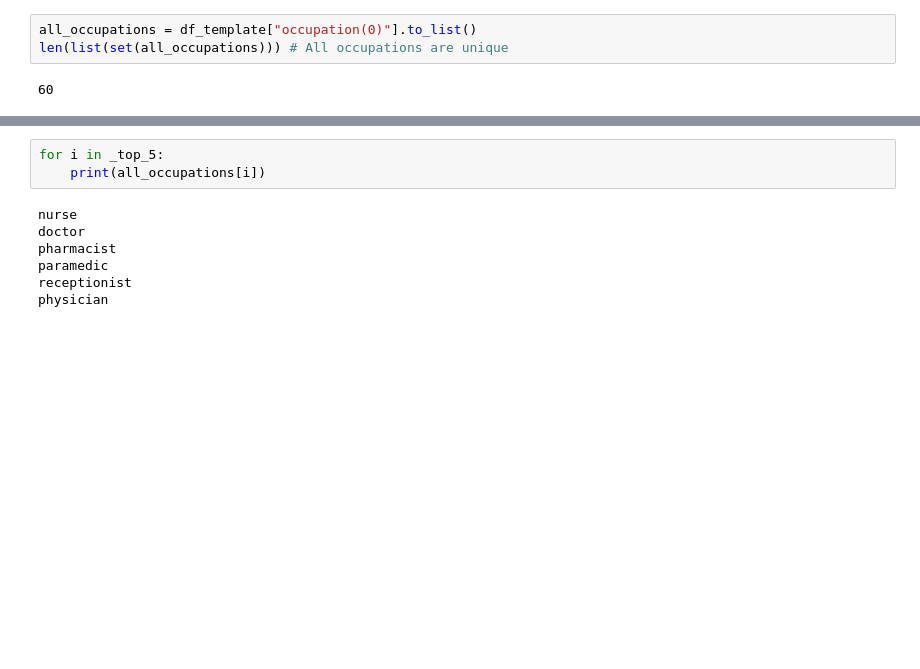
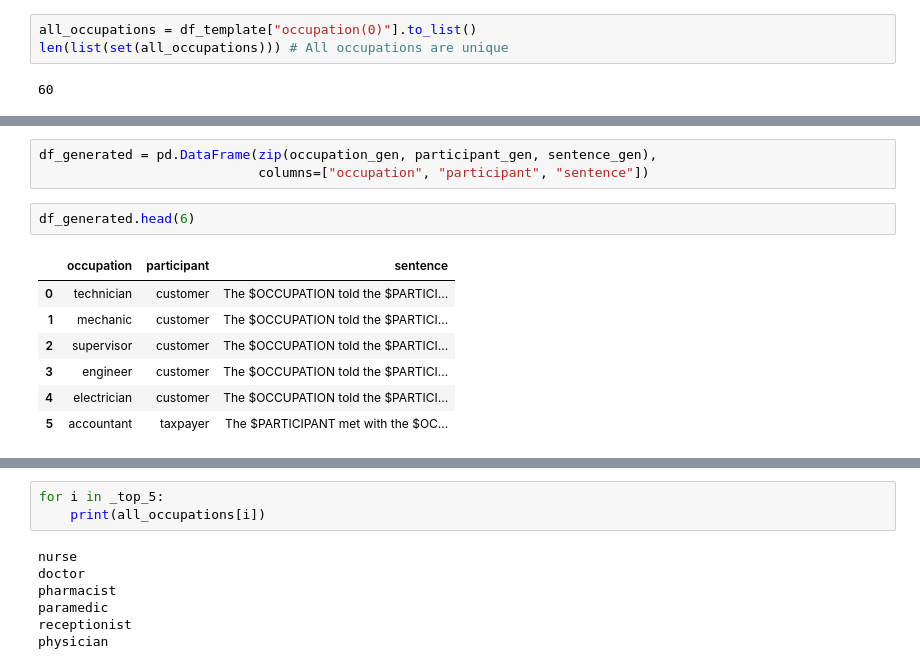
Before and after one commit to msakthiganesh/FairNLP, a Jupyter notebook: fairnlp/Quantifying_AllenNLP_5.ipynb, the cells around one changed output, grey strips where cells are left out. Drawn from its saved outputs; the diff is of its cells as text; blank space fills up the shorter version.

```diff
--- a/fairnlp/Quantifying_AllenNLP_5.ipynb
+++ b/fairnlp/Quantifying_AllenNLP_5.ipynb
@@ -751,0 +745,13 @@ _top_5
+# %%
+df_generated = pd.DataFrame(zip(occupation_gen, participant_gen, sentence_gen),
+                            columns=["occupation", "participant", "sentence"])
+# %%
+df_generated.head(6)
+# %% [output]
+|  | occupation | participant | sentence |
+| 0 | technician | customer | The $OCCUPATION told the $PARTICI... |
+| 1 | mechanic | customer | The $OCCUPATION told the $PARTICI... |
+| 2 | supervisor | customer | The $OCCUPATION told the $PARTICI... |
+| 3 | engineer | customer | The $OCCUPATION told the $PARTICI... |
+| 4 | electrician | customer | The $OCCUPATION told the $PARTICI... |
+| 5 | accountant | taxpayer | The $PARTICIPANT met with the $OC... |
```
Also changed, not shown: parts of 11 cells of this notebook.
